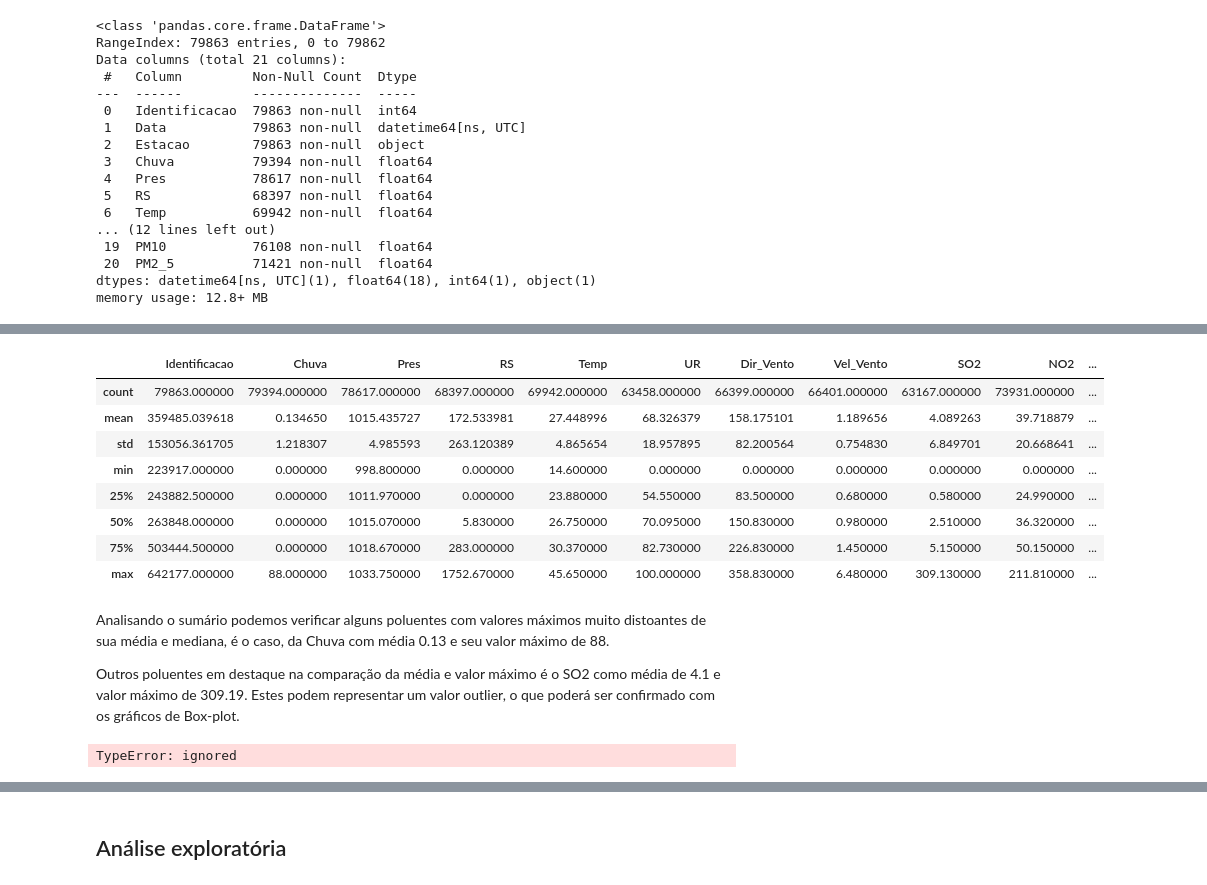
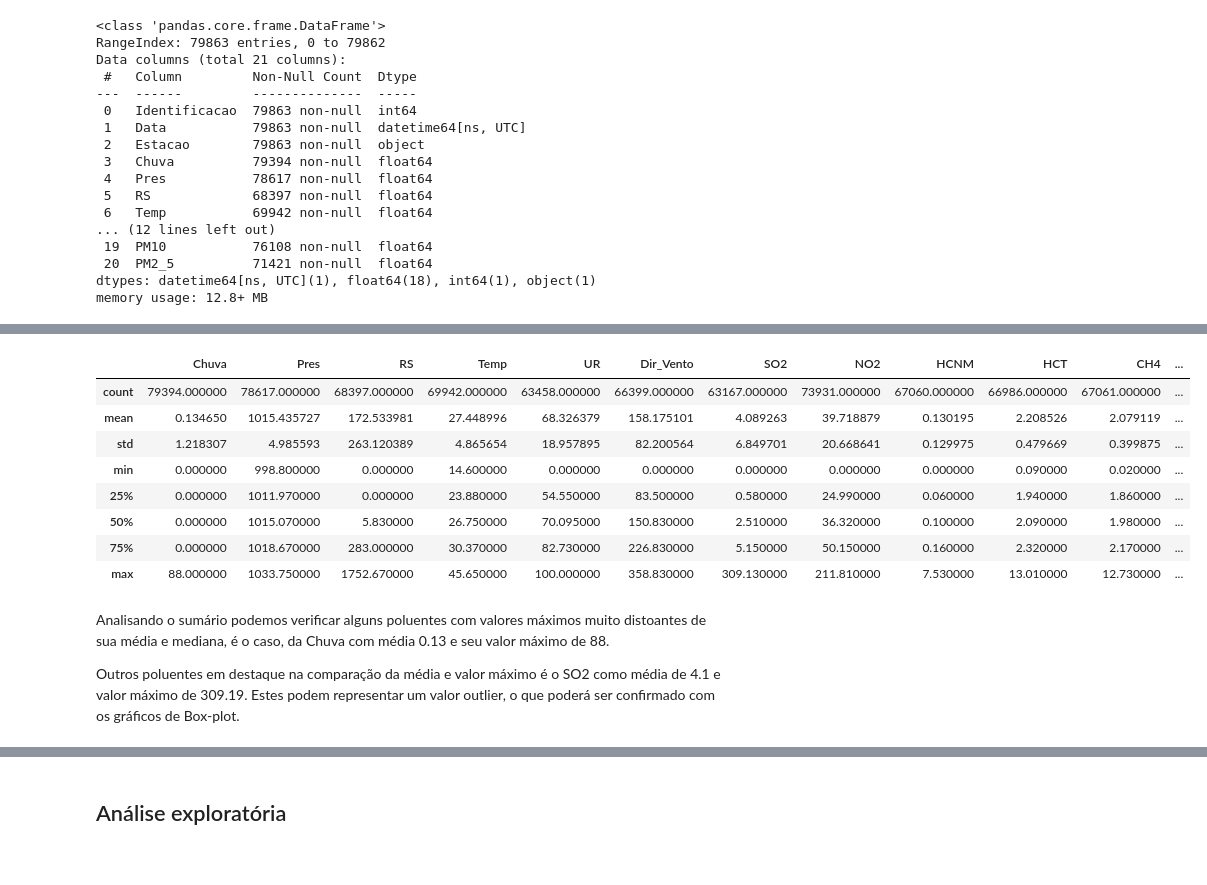
Before and after one commit to Luciahelenasantos/POS_GRADUACAO_PUC, a Jupyter notebook: MVP/Projeto_Split1a.ipynb, the cells around one changed output, grey strips where cells are left out. Saved outputs shown, nothing was run; the diff lists cells and outputs as text; code cells hidden in the pictures.

```diff
--- a/MVP/Projeto_Split1a.ipynb
+++ b/MVP/Projeto_Split1a.ipynb
@@ -151,17 +130,21 @@ Warning: total number of rows (79863) exceeds max_rows (20000). Limiting to firs
-# %%
-# Sumário estatístico para as variáveis numéricas
-
-dadoarIR.describe()
-# %% [output]
-|  | Identificacao | Chuva | Pres | RS | Temp | UR | Dir_Vento | Vel_Vento | SO2 | NO2 | ... |
-| count | 79863.000000 | 79394.000000 | 78617.000000 | 68397.000000 | 69942.000000 | 63458.000000 | 66399.000000 | 66401.000000 | 63167.000000 | 73931.000000 | ... |
-| mean | 359485.039618 | 0.134650 | 1015.435727 | 172.533981 | 27.448996 | 68.326379 | 158.175101 | 1.189656 | 4.089263 | 39.718879 | ... |
-| std | 153056.361705 | 1.218307 | 4.985593 | 263.120389 | 4.865654 | 18.957895 | 82.200564 | 0.754830 | 6.849701 | 20.668641 | ... |
-| min | 223917.000000 | 0.000000 | 998.800000 | 0.000000 | 14.600000 | 0.000000 | 0.000000 | 0.000000 | 0.000000 | 0.000000 | ... |
-| 25% | 243882.500000 | 0.000000 | 1011.970000 | 0.000000 | 23.880000 | 54.550000 | 83.500000 | 0.680000 | 0.580000 | 24.990000 | ... |
-| 50% | 263848.000000 | 0.000000 | 1015.070000 | 5.830000 | 26.750000 | 70.095000 | 150.830000 | 0.980000 | 2.510000 | 36.320000 | ... |
-| 75% | 503444.500000 | 0.000000 | 1018.670000 | 283.000000 | 30.370000 | 82.730000 | 226.830000 | 1.450000 | 5.150000 | 50.150000 | ... |
-| max | 642177.000000 | 88.000000 | 1033.750000 | 1752.670000 | 45.650000 | 100.000000 | 358.830000 | 6.480000 | 309.130000 | 211.810000 | ... |
+# %%
+## Sumário estatístico para os atributos numéricos
+
+# Selecionando os atributos numéricos
+dados_num = dadoarIR[['Chuva','Pres','RS','Temp','UR','Dir_Vento','SO2',
+                      'NO2','HCNM','HCT','CH4','CO','NO','NOx','O3','PM10','PM2_5']]
+
+dados_num.describe()
+# %% [output]
+|  | Chuva | Pres | RS | Temp | UR | Dir_Vento | SO2 | NO2 | HCNM | HCT | CH4 | ... |
+| count | 79394.000000 | 78617.000000 | 68397.000000 | 69942.000000 | 63458.000000 | 66399.000000 | 63167.000000 | 73931.000000 | 67060.000000 | 66986.000000 | 67061.000000 | ... |
+| mean | 0.134650 | 1015.435727 | 172.533981 | 27.448996 | 68.326379 | 158.175101 | 4.089263 | 39.718879 | 0.130195 | 2.208526 | 2.079119 | ... |
+| std | 1.218307 | 4.985593 | 263.120389 | 4.865654 | 18.957895 | 82.200564 | 6.849701 | 20.668641 | 0.129975 | 0.479669 | 0.399875 | ... |
+| min | 0.000000 | 998.800000 | 0.000000 | 14.600000 | 0.000000 | 0.000000 | 0.000000 | 0.000000 | 0.000000 | 0.090000 | 0.020000 | ... |
+| 25% | 0.000000 | 1011.970000 | 0.000000 | 23.880000 | 54.550000 | 83.500000 | 0.580000 | 24.990000 | 0.060000 | 1.940000 | 1.860000 | ... |
+| 50% | 0.000000 | 1015.070000 | 5.830000 | 26.750000 | 70.095000 | 150.830000 | 2.510000 | 36.320000 | 0.100000 | 2.090000 | 1.980000 | ... |
+| 75% | 0.000000 | 1018.670000 | 283.000000 | 30.370000 | 82.730000 | 226.830000 | 5.150000 | 50.150000 | 0.160000 | 2.320000 | 2.170000 | ... |
+| max | 88.000000 | 1033.750000 | 1752.670000 | 45.650000 | 100.000000 | 358.830000 | 309.130000 | 211.810000 | 7.530000 | 13.010000 | 12.730000 | ... |
 # %% [markdown]
 Analisando o sumário podemos verificar alguns poluentes com valores máximos muito distoantes de sua média e mediana, é o caso, da Chuva com média 0.13 e seu valor máximo de 88.
 
@@ -176,14 +159,6 @@ dadoarIR['Dia'] = dadoarIR['Data'].dt.day
 dadoarIR['Hora'] = dadoarIR['Data'].dt.hour
 dadoarIR['Data_dt'] = dadoarIR['Data'].dt.date
 dadoarIR['Data_dt'] = pd.to_datetime(dadoarIR['Data_dt'])
-# %%
-#df['Start Date'] = pd.to_datetime(df['Start Date'],format='%Y-%d-%b')
-
-#dia_em_texto = dadoarIR['Dia'].strftime('%d')
-#dadoarIR['Data_dt2'] = print(str(dadoarIR['Dia']),'/',str(dadoarIR['Mes']))
-dadoarIR['Data_dt2'] = print(pd.concat(str(dadoarIR['Dia']),'/',str(dadoarIR['Mes'])))
-# %% [output]
-TypeError: ignored
 # %%
 dadoarIR.info()
 # %% [output]
```
Also changed, not shown: parts of 8 cells of this notebook.
